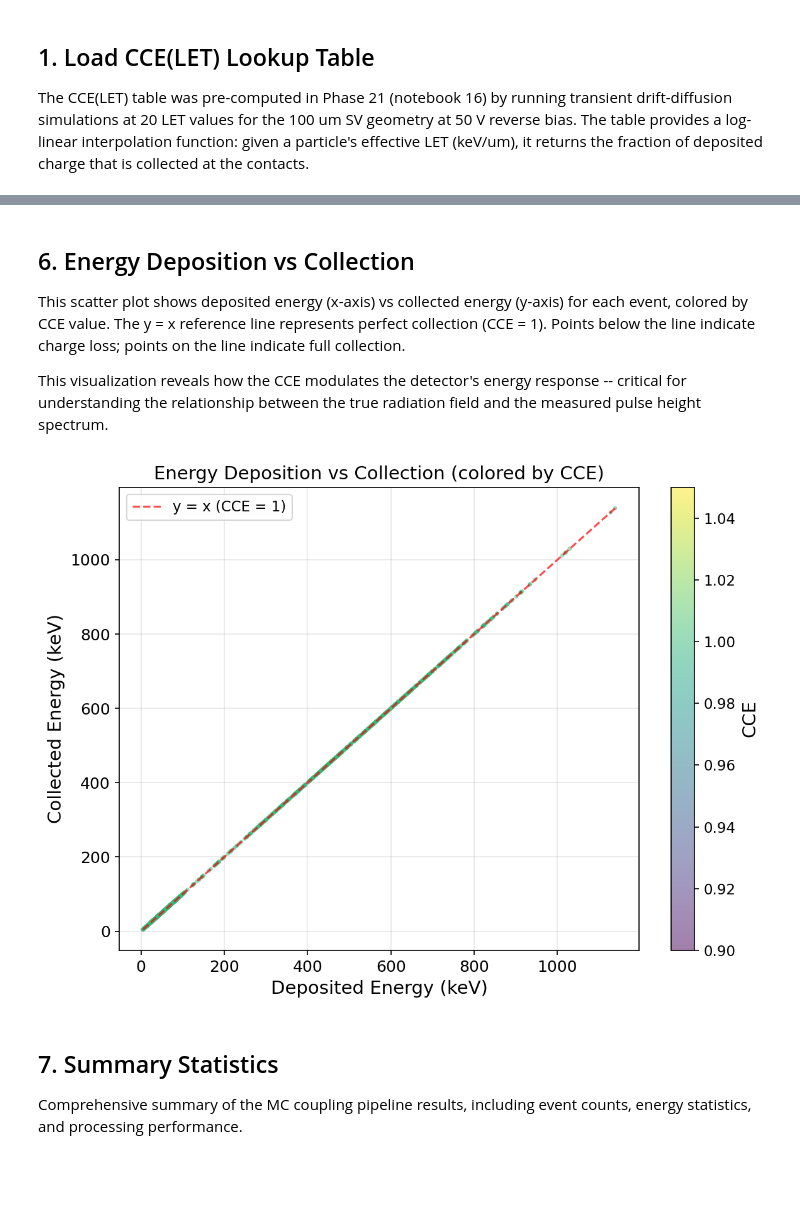
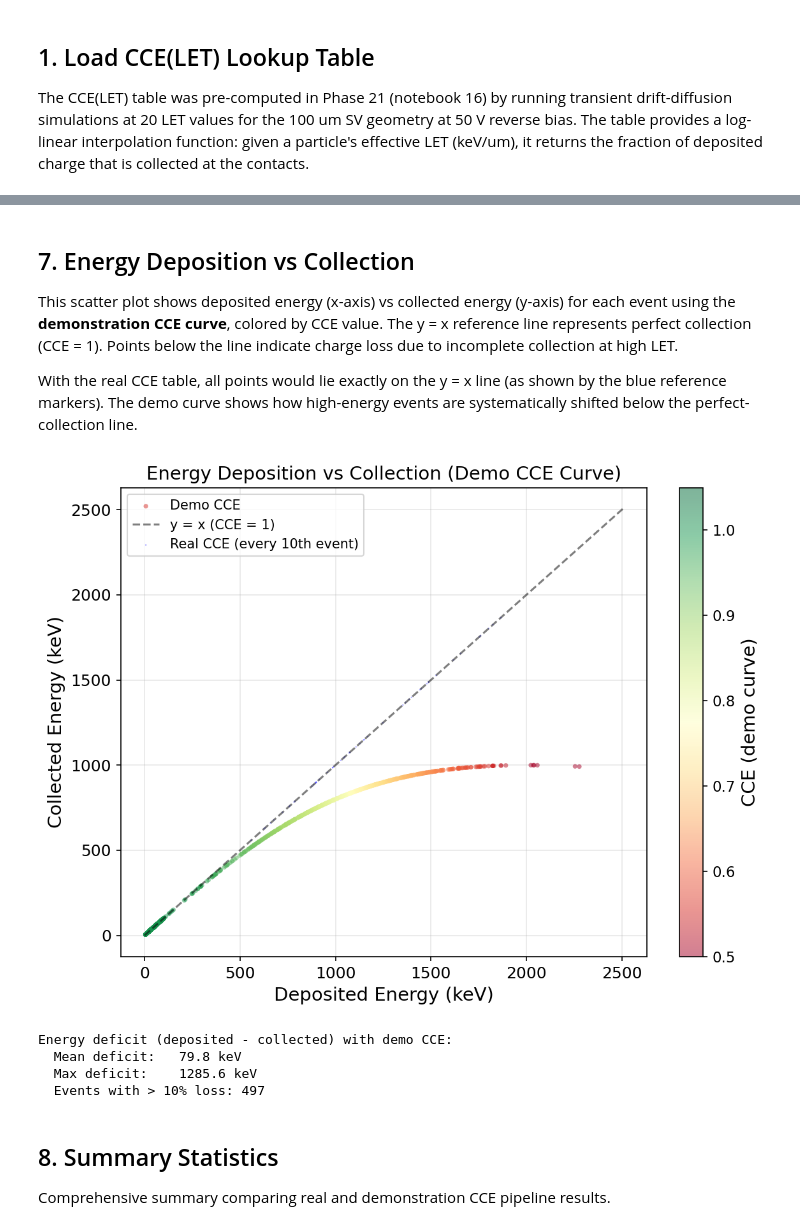
Before and after one commit to ngcex/sic-tcad-detector, a Jupyter notebook: notebooks/17_mc_coupling.ipynb, the cells around one changed output, grey strips where cells are left out. Cells and saved outputs as stored; diff of their text form; code cells hidden in the pictures; blank space fills up the shorter version.

```diff
--- a/notebooks/17_mc_coupling.ipynb
+++ b/notebooks/17_mc_coupling.ipynb
@@ -332,41 +452,60 @@ plt.show()
 # %% [markdown]
-## 6. Energy Deposition vs Collection
+## 7. Energy Deposition vs Collection
 
 This scatter plot shows deposited energy (x-axis) vs collected energy (y-axis)
-for each event, colored by CCE value. The y = x reference line represents
-perfect collection (CCE = 1). Points below the line indicate charge loss;
-points on the line indicate full collection.
+for each event using the **demonstration CCE curve**, colored by CCE value.
+The y = x reference line represents perfect collection (CCE = 1). Points below
+the line indicate charge loss due to incomplete collection at high LET.
 
-This visualization reveals how the CCE modulates the detector's energy
-response -- critical for understanding the relationship between the true
-radiation field and the measured pulse height spectrum.
+With the real CCE table, all points would lie exactly on the y = x line
+(as shown by the blue reference markers). The demo curve shows how
+high-energy events are systematically shifted below the perfect-collection
+line.
 # %%
 fig, ax = plt.subplots(figsize=(8, 6))
 
-sc = ax.scatter(result['event_energies_keV'], result['event_collected_keV'],
-                c=result['event_CCE'], s=10, alpha=0.5,
-                cmap='viridis', edgecolors='none', vmin=0.9, vmax=1.05)
+# Demo CCE results (main scatter)
+sc = ax.scatter(result_demo['event_energies_keV'], result_demo['event_collected_keV'],
+                c=result_demo['event_CCE'], s=12, alpha=0.5,
+                cmap='RdYlGn', edgecolors='none', vmin=0.5, vmax=1.05,
+                label='Demo CCE', zorder=2)
 
 # y = x reference line
-e_range = [result['event_energies_keV'].min(), result['event_energies_keV'].max()]
-ax.plot(e_range, e_range, 'r--', linewidth=1.5, alpha=0.7, label='y = x (CCE = 1)')
+e_range = [0, result_demo['event_energies_keV'].max() * 1.1]
+ax.plot(e_range, e_range, 'k--', linewidth=1.5, alpha=0.5, label='y = x (CCE = 1)')
 
-cbar = plt.colorbar(sc, ax=ax, label='CCE')
+# Real CCE reference: small blue dots on y=x
+ax.scatter(result_real['event_energies_keV'][::10],
+           result_real['event_collected_keV'][::10],
+           s=6, alpha=0.3, c='blue', edgecolors='none', marker='.',
+           label='Real CCE (every 10th event)', zorder=1)
+
+cbar = plt.colorbar(sc, ax=ax, label='CCE (demo curve)')
 cbar.ax.tick_params(labelsize=11)
 
 ax.set_xlabel('Deposited Energy (keV)')
 ax.set_ylabel('Collected Energy (keV)')
-ax.set_title('Energy Deposition vs Collection (colored by CCE)')
-ax.legend(fontsize=11, loc='upper left')
+ax.set_title('Energy Deposition vs Collection (Demo CCE Curve)')
+ax.legend(fontsize=10, loc='upper left')
 ax.grid(True, alpha=0.3)
 
 plt.tight_layout()
 plt.show()
+
+# Quantify the deficit
+deficit = result_demo['event_energies_keV'] - result_demo['event_collected_keV']
+print(f"Energy deficit (deposited - collected) with demo CCE:")
+print(f"  Mean deficit:   {deficit.mean():.1f} keV")
+print(f"  Max deficit:    {deficit.max():.1f} keV")
+print(f"  Events with > 10% loss: {np.sum(deficit / result_demo['event_energies_keV'] > 0.10)}")
 # %% [output]
-[figure, old version]
+[figure, new version]
+Energy deficit (deposited - collected) with demo CCE:
+  Mean deficit:   79.8 keV
+  Max deficit:    1285.6 keV
+  Events with > 10% loss: 497
-# %% [markdown]
-## 7. Summary Statistics
-
-Comprehensive summary of the MC coupling pipeline results, including event
-counts, energy statistics, and processing performance.
+# %% [markdown]
+## 8. Summary Statistics
+
+Comprehensive summary comparing real and demonstration CCE pipeline results.
 # %%
```
Also changed, not shown: parts of 16 cells of this notebook, 2 other files.
